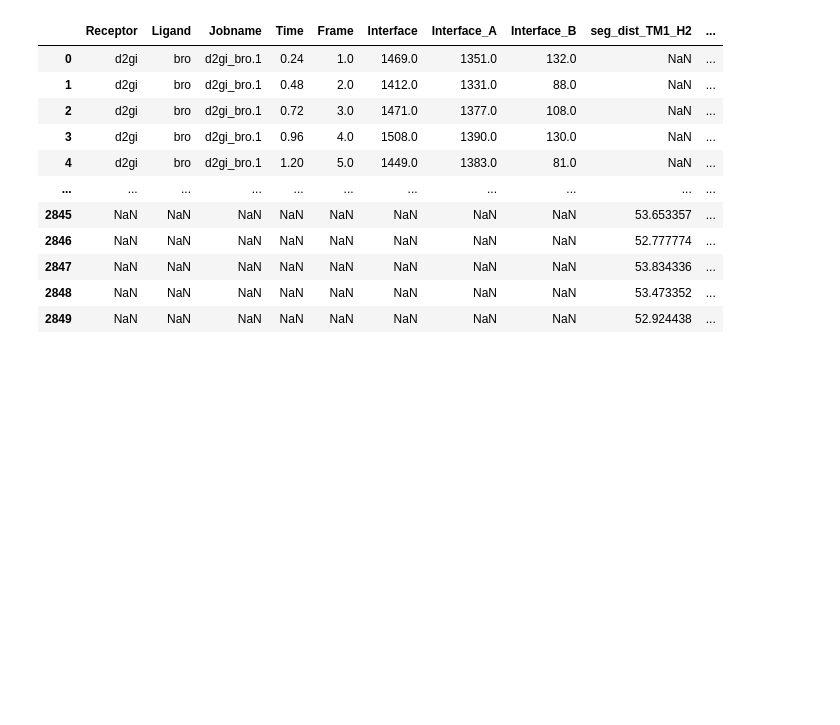
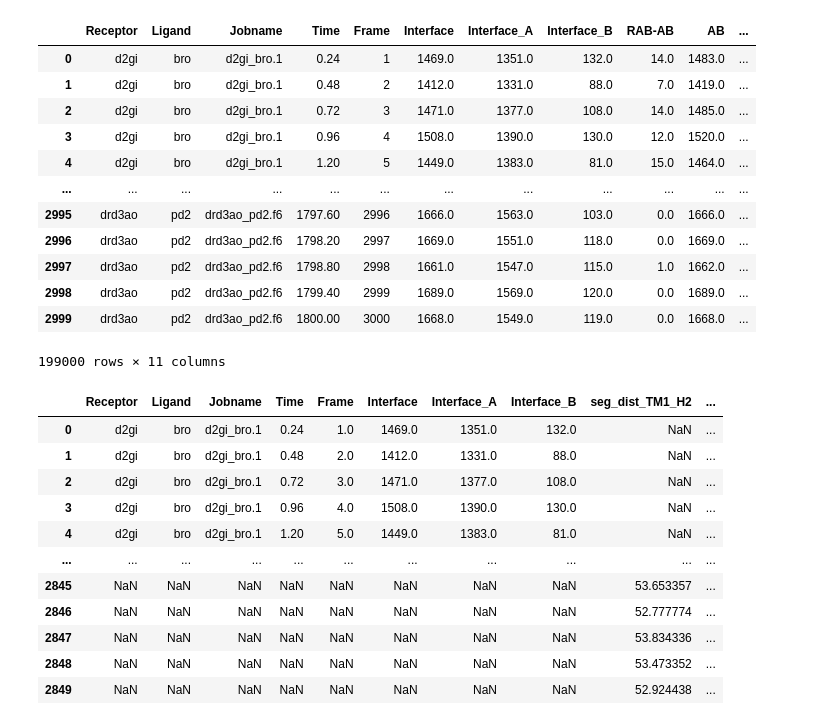
Before and after one commit to brucekhlee/ace, a Jupyter notebook: tutorial/dx_g_cpx/check_interface_v2.ipynb, the cells around one changed output. Drawn from its saved outputs; the diff is of its cells as text; code cells hidden in the pictures; blank space fills up the shorter version.

```diff
--- a/tutorial/dx_g_cpx/check_interface_v2.ipynb
+++ b/tutorial/dx_g_cpx/check_interface_v2.ipynb
@@ -140,3 +172,19 @@ NameError: name 'df_b' is not defined
+# %%
+df
+# %% [output]
+|  | Receptor | Ligand | Jobname | Time | Frame | Interface | Interface_A | Interface_B | RAB-AB | AB | ... |
+| 0 | d2gi | bro | d2gi_bro.1 | 0.24 | 1 | 1469.0 | 1351.0 | 132.0 | 14.0 | 1483.0 | ... |
+| 1 | d2gi | bro | d2gi_bro.1 | 0.48 | 2 | 1412.0 | 1331.0 | 88.0 | 7.0 | 1419.0 | ... |
+| 2 | d2gi | bro | d2gi_bro.1 | 0.72 | 3 | 1471.0 | 1377.0 | 108.0 | 14.0 | 1485.0 | ... |
+| 3 | d2gi | bro | d2gi_bro.1 | 0.96 | 4 | 1508.0 | 1390.0 | 130.0 | 12.0 | 1520.0 | ... |
+| 4 | d2gi | bro | d2gi_bro.1 | 1.20 | 5 | 1449.0 | 1383.0 | 81.0 | 15.0 | 1464.0 | ... |
+| ... | ... | ... | ... | ... | ... | ... | ... | ... | ... | ... | ... |
+| 2995 | drd3ao | pd2 | drd3ao_pd2.f6 | 1797.60 | 2996 | 1666.0 | 1563.0 | 103.0 | 0.0 | 1666.0 | ... |
+| 2996 | drd3ao | pd2 | drd3ao_pd2.f6 | 1798.20 | 2997 | 1669.0 | 1551.0 | 118.0 | 0.0 | 1669.0 | ... |
+| 2997 | drd3ao | pd2 | drd3ao_pd2.f6 | 1798.80 | 2998 | 1661.0 | 1547.0 | 115.0 | 1.0 | 1662.0 | ... |
+| 2998 | drd3ao | pd2 | drd3ao_pd2.f6 | 1799.40 | 2999 | 1689.0 | 1569.0 | 120.0 | 0.0 | 1689.0 | ... |
+| 2999 | drd3ao | pd2 | drd3ao_pd2.f6 | 1800.00 | 3000 | 1668.0 | 1549.0 | 119.0 | 0.0 | 1668.0 | ... |
+199000 rows × 11 columns
 # %%
 df = read_data("d2gi", "bro")
 df = check_interface(df)
```
Also changed, not shown: parts of 9 cells of this notebook.
